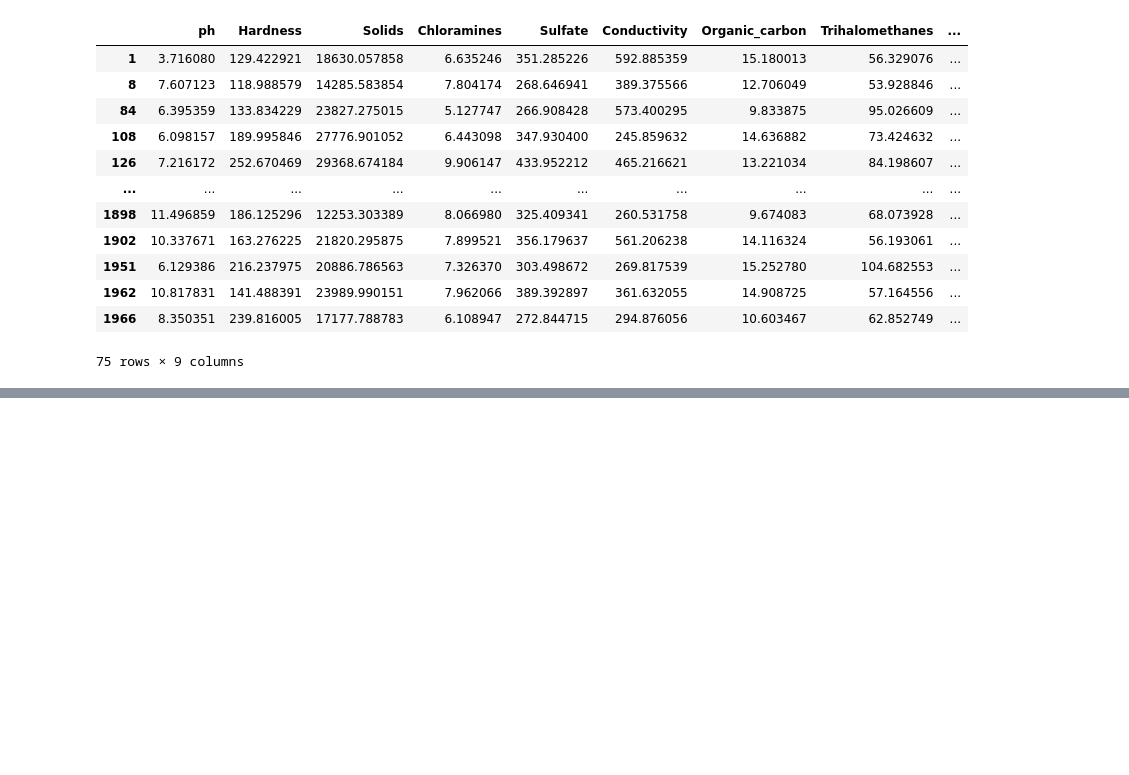
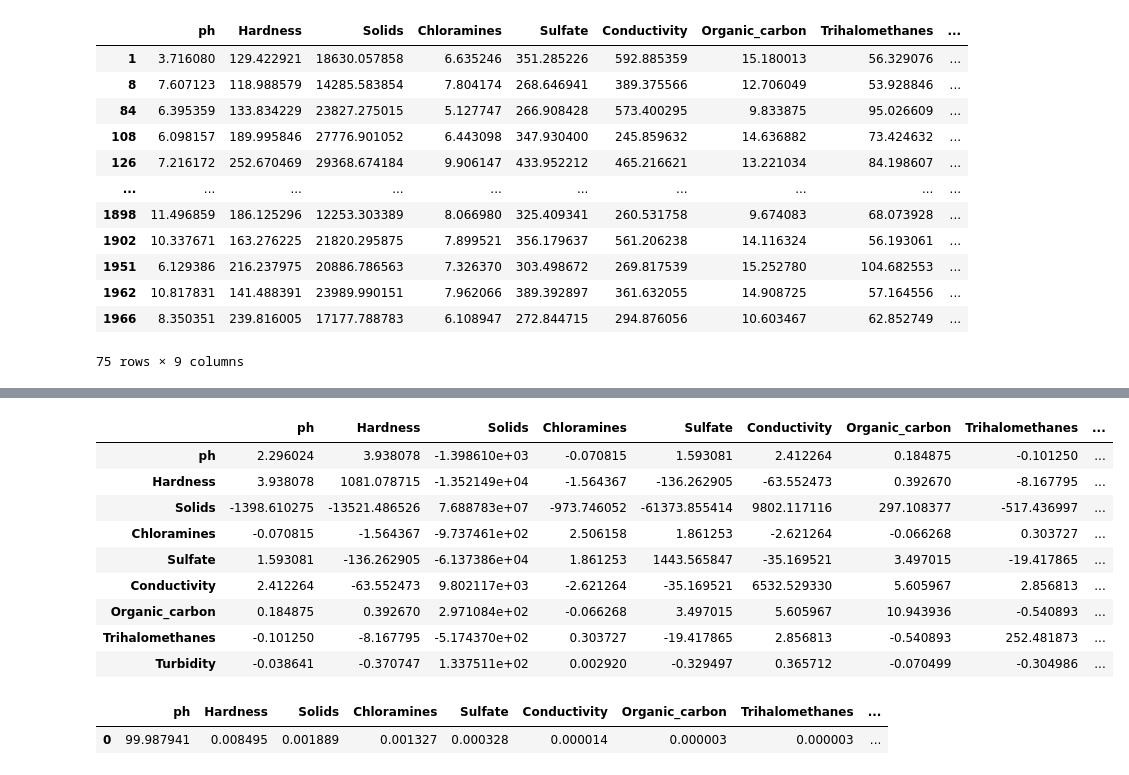
Before and after one commit to Ichtiostega/data-exploration-2-electric-boogaloo, a Jupyter notebook: water-potability.ipynb, the cells around one changed output, grey strips where cells are left out. Saved outputs shown, nothing was run; the diff lists cells and outputs as text; code cells hidden in the pictures; blank space fills up the shorter version.

```diff
--- a/water-potability.ipynb
+++ b/water-potability.ipynb
@@ -273,0 +307,21 @@ clusterize(df_unpot_clean, 0.22)
+# %%
+df_filed_np = df_filled.drop('Potability', axis=1)
+df_cov = df_filed_np.cov()
+display(df_cov)
+e_val, e_vec = np.linalg.eig(df_cov)
+e_val_df = pd.DataFrame([e_val], columns=df_cov.columns)
+e_val_df_perc = 100 * e_val_df / sum(e_val)
+display(e_val_df_perc)
+# %% [output]
+|  | ph | Hardness | Solids | Chloramines | Sulfate | Conductivity | Organic_carbon | Trihalomethanes | ... |
+| ph | 2.296024 | 3.938078 | -1.398610e+03 | -0.070815 | 1.593081 | 2.412264 | 0.184875 | -0.101250 | ... |
+| Hardness | 3.938078 | 1081.078715 | -1.352149e+04 | -1.564367 | -136.262905 | -63.552473 | 0.392670 | -8.167795 | ... |
+| Solids | -1398.610275 | -13521.486526 | 7.688783e+07 | -973.746052 | -61373.855414 | 9802.117116 | 297.108377 | -517.436997 | ... |
+| Chloramines | -0.070815 | -1.564367 | -9.737461e+02 | 2.506158 | 1.861253 | -2.621264 | -0.066268 | 0.303727 | ... |
+| Sulfate | 1.593081 | -136.262905 | -6.137386e+04 | 1.861253 | 1443.565847 | -35.169521 | 3.497015 | -19.417865 | ... |
+| Conductivity | 2.412264 | -63.552473 | 9.802117e+03 | -2.621264 | -35.169521 | 6532.529330 | 5.605967 | 2.856813 | ... |
+| Organic_carbon | 0.184875 | 0.392670 | 2.971084e+02 | -0.066268 | 3.497015 | 5.605967 | 10.943936 | -0.540893 | ... |
+| Trihalomethanes | -0.101250 | -8.167795 | -5.174370e+02 | 0.303727 | -19.417865 | 2.856813 | -0.540893 | 252.481873 | ... |
+| Turbidity | -0.038641 | -0.370747 | 1.337511e+02 | 0.002920 | -0.329497 | 0.365712 | -0.070499 | -0.304986 | ... |
+|  | ph | Hardness | Solids | Chloramines | Sulfate | Conductivity | Organic_carbon | Trihalomethanes | ... |
+| 0 | 99.987941 | 0.008495 | 0.001889 | 0.001327 | 0.000328 | 0.000014 | 0.000003 | 0.000003 | ... |
```
Also changed, not shown: parts of 6 cells of this notebook.
